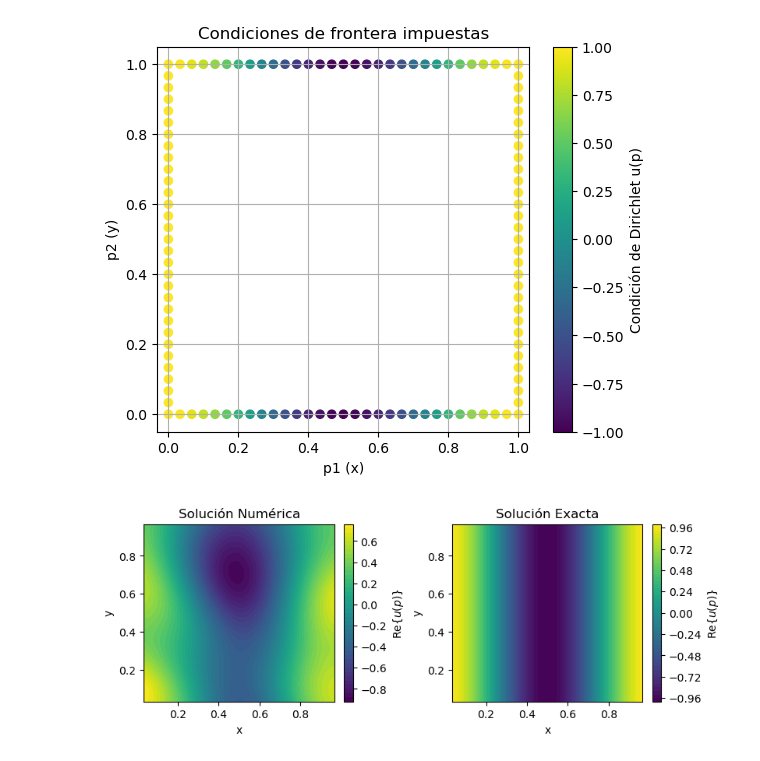
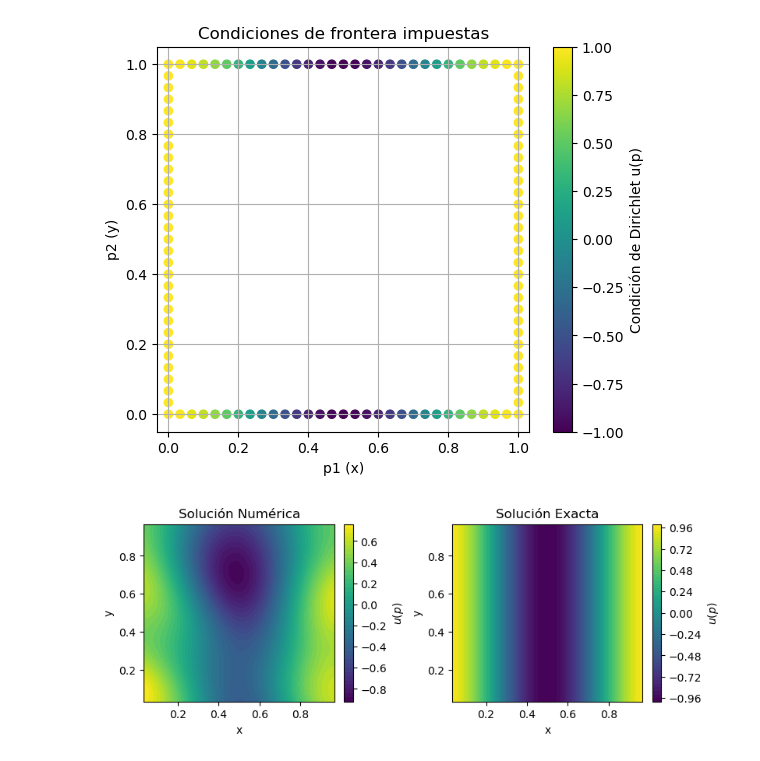
Before and after one commit to oscar-rincon/curso_bem, a Jupyter notebook: proyecto/helmholtz_interior_plane_wave.ipynb, the cells around one changed output. Drawn from its saved outputs; the diff is of its cells as text; code cells hidden in the pictures.

```diff
--- a/proyecto/helmholtz_interior_plane_wave.ipynb
+++ b/proyecto/helmholtz_interior_plane_wave.ipynb
@@ -82,23 +82,23 @@ solution = eval_sol(ev_coords, coords, elems, u_boundary, q_boundary, k)
 # %%
 import matplotlib.pyplot as plt
 
 # Crear figura con dos subgráficos lado a lado
 fig, axs = plt.subplots(1, 2, figsize=(8, 3), constrained_layout=True)
 
 # Gráfico de la solución numérica
 tcf1 = axs[0].tricontourf(ev_coords[:, 0], ev_coords[:, 1], np.real(solution), levels=50, cmap='viridis')
-fig.colorbar(tcf1, ax=axs[0], label=r'Re$\{u(p)\}$')
+fig.colorbar(tcf1, ax=axs[0], label=r'$u(p)$')
 axs[0].set_title("Solución Numérica")
 axs[0].set_xlabel("x")
 axs[0].set_ylabel("y")
 
 # Gráfico de la solución exacta
 tcf2 = axs[1].tricontourf(ev_coords[:, 0], ev_coords[:, 1], np.cos(k * ev_coords[:, 0]), levels=50, cmap='viridis')
-fig.colorbar(tcf2, ax=axs[1], label=r'Re$\{u(p)\}$')
+fig.colorbar(tcf2, ax=axs[1], label=r'$u(p)$')
 axs[1].set_title("Solución Exacta")
 axs[1].set_xlabel("x")
 axs[1].set_ylabel("y")
 
 plt.show()
 # %% [output]
-[figure, old version]
+[figure, new version]
```
